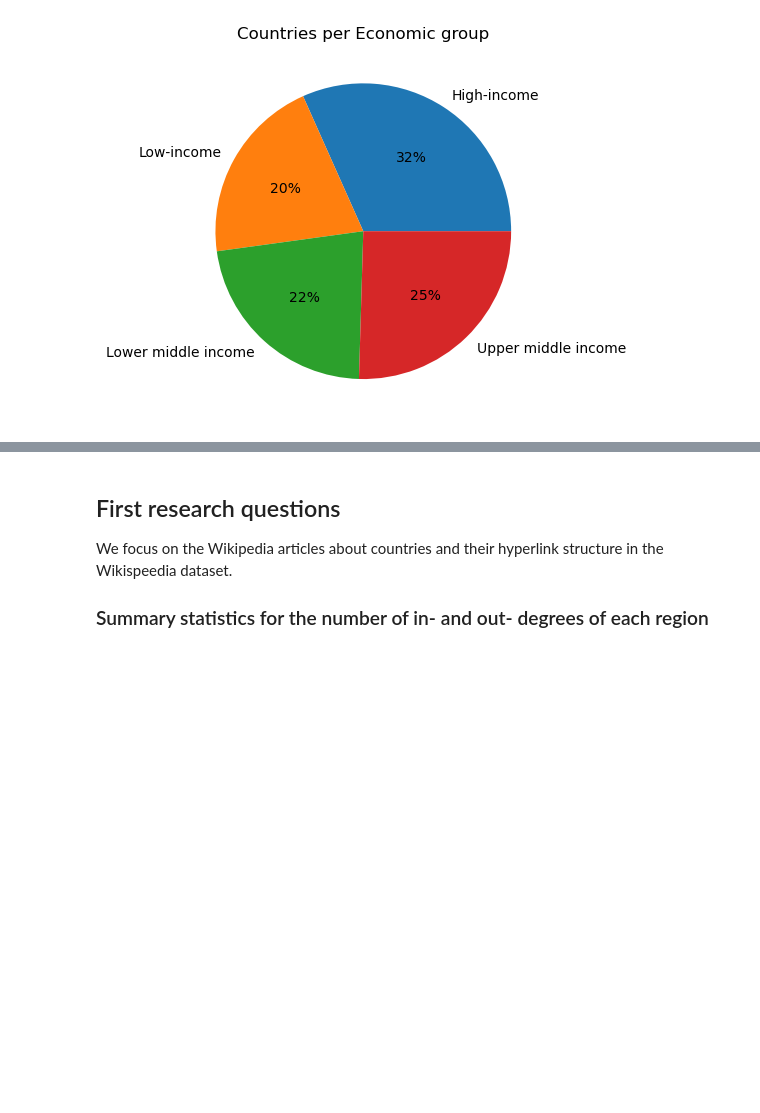
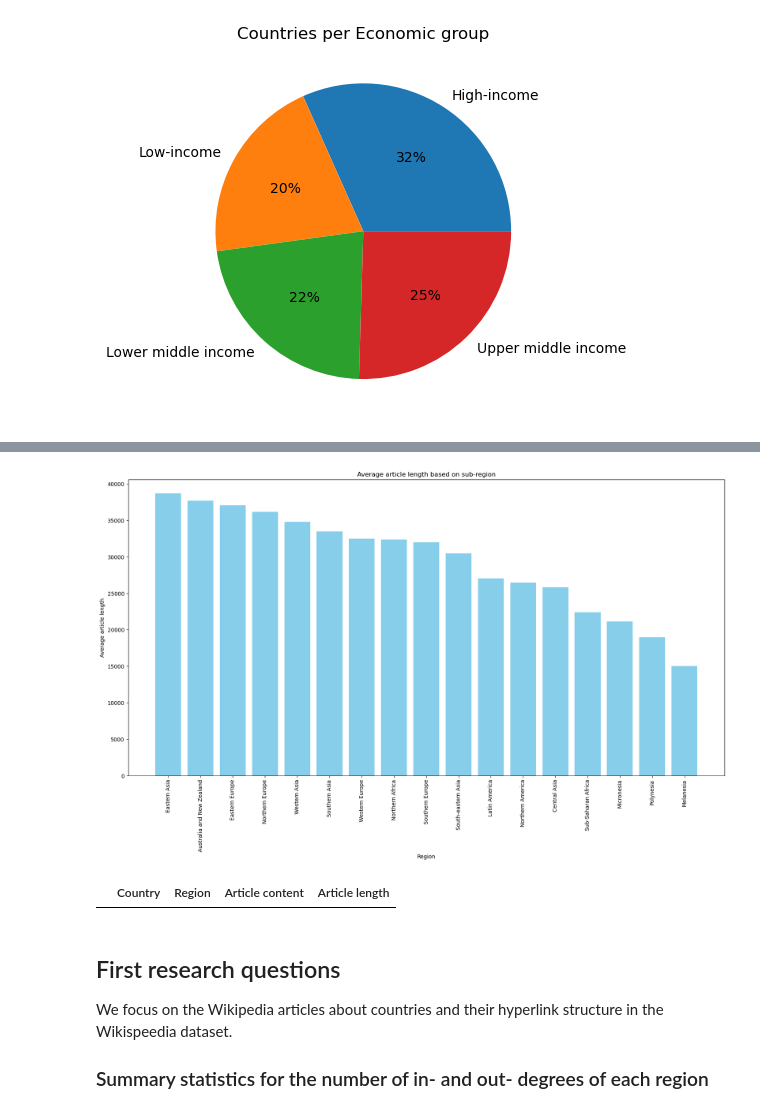
Before and after one commit to epfl-ada/ada-2023-project-jellyfish401, a Jupyter notebook: p2.ipynb, the cells around one changed output, grey strips where cells are left out. Saved outputs shown, nothing was run; the diff lists cells and outputs as text; code cells hidden in the pictures; blank space fills up the shorter version.

```diff
--- a/p2.ipynb
+++ b/p2.ipynb
@@ -376,3 +434,20 @@ plt.show()
+# %%
+merged_df = pd.merge(df_country_region, plaintext_articles, left_on='Country', right_on='Country')
+# Group by economic classification and calculate the mean of article length instead of sum
+grouped_df = merged_df.groupby('Region')['Article length'].mean().reset_index()
+sorted_articles_by_economic_class = grouped_df.sort_values(by='Article length', ascending=False)
+plt.figure(figsize=(20, 10))
+plt.bar(sorted_articles_by_economic_class['Region'], sorted_articles_by_economic_class['Article length'], color='skyblue')
+plt.xlabel('Region')
+plt.ylabel('Average article length')
+plt.title('Average article length based on sub-region')
+plt.xticks(rotation=90)
+
+plt.show()
+merged_df[merged_df['Country'] == 'United States']
+# %% [output]
+[figure, added]
+|  | Country | Region | Article content | Article length |
 # %% [markdown]
 ## First research questions
 We focus on the Wikipedia articles about countries and their hyperlink structure in the Wikispeedia dataset.
```
Also changed, not shown: parts of 12 cells of this notebook, 2 other files.
